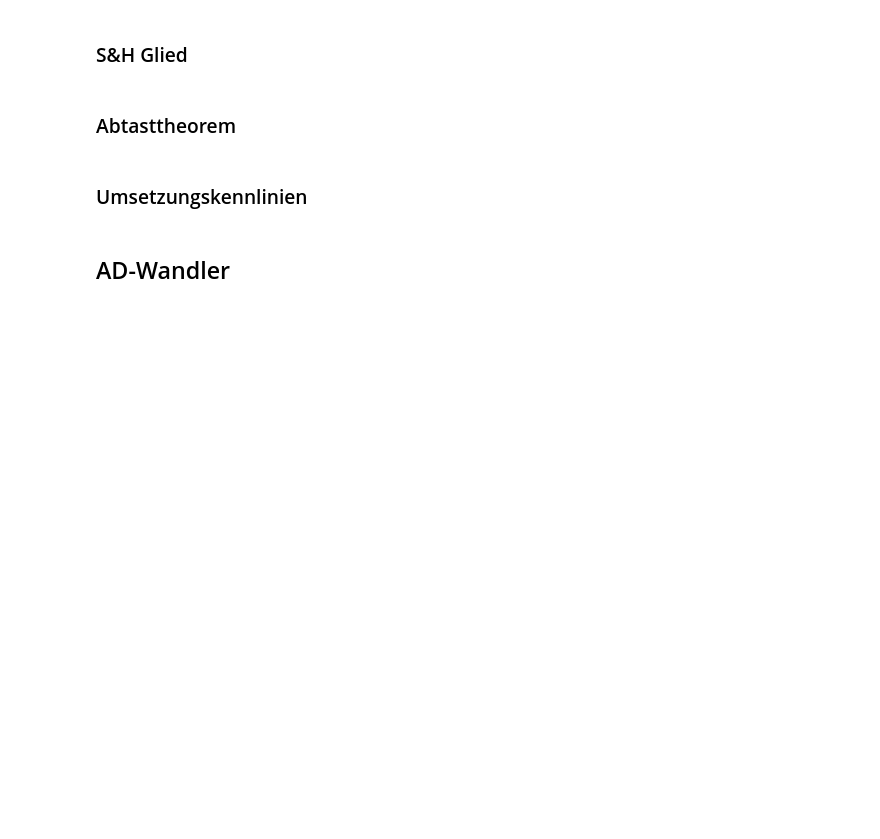
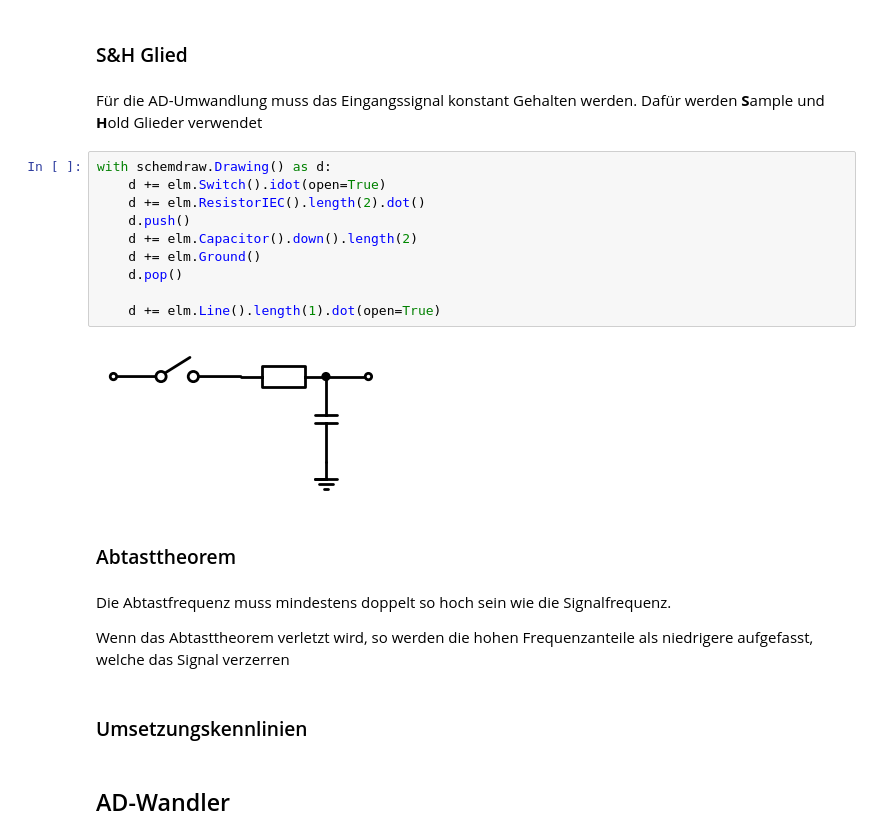
Before and after one commit to Dan00712/CompendiumMatura, a Jupyter notebook: notebooks/mtrs.ipynb, the cells around one changed output. Drawn from its saved outputs; the diff is of its cells as text; blank space fills up the shorter version.

```diff
--- a/notebooks/mtrs.ipynb
+++ b/notebooks/mtrs.ipynb
@@ -129,7 +259,28 @@
 # %% [markdown]
 ### S&H Glied
+# %% [markdown]
+Für die AD-Umwandlung muss das Eingangssignal konstant Gehalten werden.
+Dafür werden **S**ample und **H**old Glieder verwendet
+# %%
+with schemdraw.Drawing() as d:
+    d += elm.Switch().idot(open=True)
+    d += elm.ResistorIEC().length(2).dot()
+    d.push()
+    d += elm.Capacitor().down().length(2)
+    d += elm.Ground()
+    d.pop()
+
+    d += elm.Line().length(1).dot(open=True)
+# %% [output]
+[figure, added]
 # %% [markdown]
 ### Abtasttheorem
+# %% [markdown]
+Die Abtastfrequenz muss mindestens doppelt so hoch sein wie die Signalfrequenz.
+
+Wenn das Abtasttheorem verletzt wird,
+    so werden die hohen Frequenzanteile als niedrigere aufgefasst,
+    welche das Signal verzerren
 # %% [markdown]
 ### Umsetzungskennlinien
 # %% [markdown]
```
Also changed, not shown: parts of 40 cells of this notebook, 3 other files.
